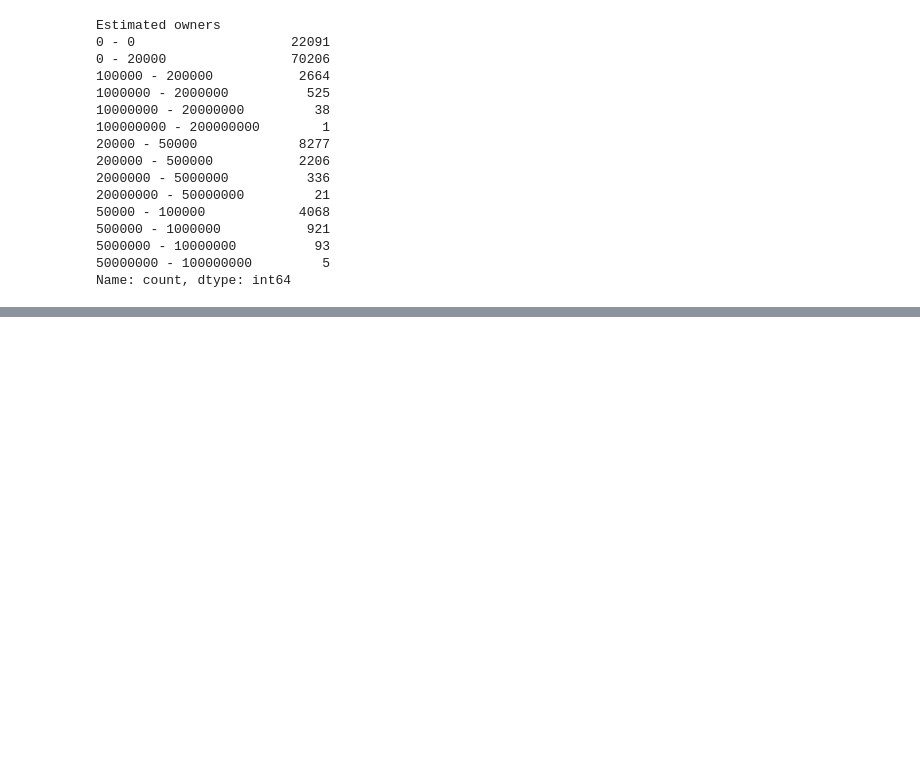
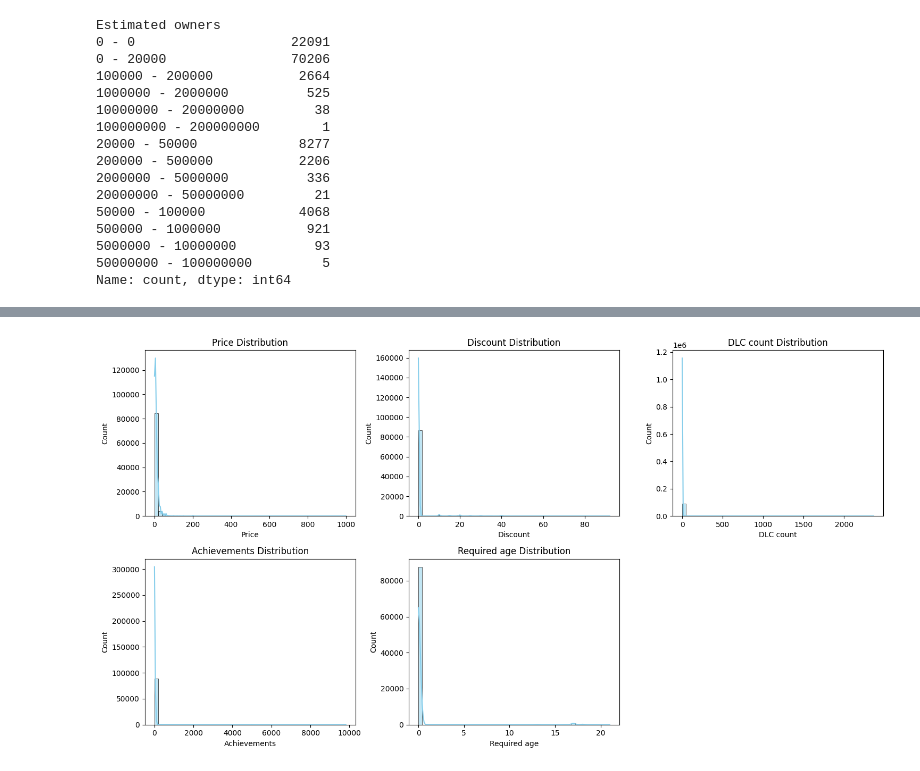
Before and after one commit to mduy2003/CPSC483Project, a Jupyter notebook: preprocess.ipynb, the cells around one changed output, grey strips where cells are left out. Cells and saved outputs as stored; diff of their text form; code cells hidden in the pictures; blank space fills up the shorter version.

```diff
--- a/preprocess.ipynb
+++ b/preprocess.ipynb
@@ -101,0 +110,23 @@ There's a range of 0 - 0
+# %%
+# 1. Drop rows with "0 - 0" range
+gamesData = gamesData[gamesData['Estimated owners'] != '0 - 0'].copy()
+
+# 2. Define the classification function
+def categorize_popularity(owners_range):
+    if pd.isna(owners_range):
+        return None
+    owners_range = owners_range.replace(',', '')
+    low, high = map(int, owners_range.split(' - '))
+
+    if high <= 50000:
+        return 'Low'
+    elif high <= 500000:
+        return 'Medium'
+    else:
+        return 'High'
+
+# 3. Apply classification
+gamesData['popularity_class'] = gamesData['Estimated owners'].apply(categorize_popularity)
+
+# 4. Check the resulting class distribution
+gamesData['popularity_class'].value_counts()
@@ -101,0 +139,5 @@ There's a range of 0 - 0
+# %%
+# remove the original 'Estimated owners' column
+
+gamesData = gamesData.drop(columns=['Estimated owners'])
+gamesData.head()
@@ -101,0 +158,15 @@ There's a range of 0 - 0
+# %%
+# Select numeric columns to visualize
+numeric_features = ['Price', 'Discount', 'DLC count', 'Achievements', 'Required age']
+
+plt.figure(figsize=(15, 8))
+for i, col in enumerate(numeric_features, 1):
+    plt.subplot(2, 3, i)
+    sns.histplot(gamesData[col], bins=50, kde=True, color='skyblue')
+    plt.title(f'{col} Distribution')
+    plt.xlabel(col)
+    plt.ylabel('Count')
+plt.tight_layout()
+plt.show()
+# %% [output]
+[figure, added]
```
Also changed, not shown: parts of 16 cells of this notebook.
